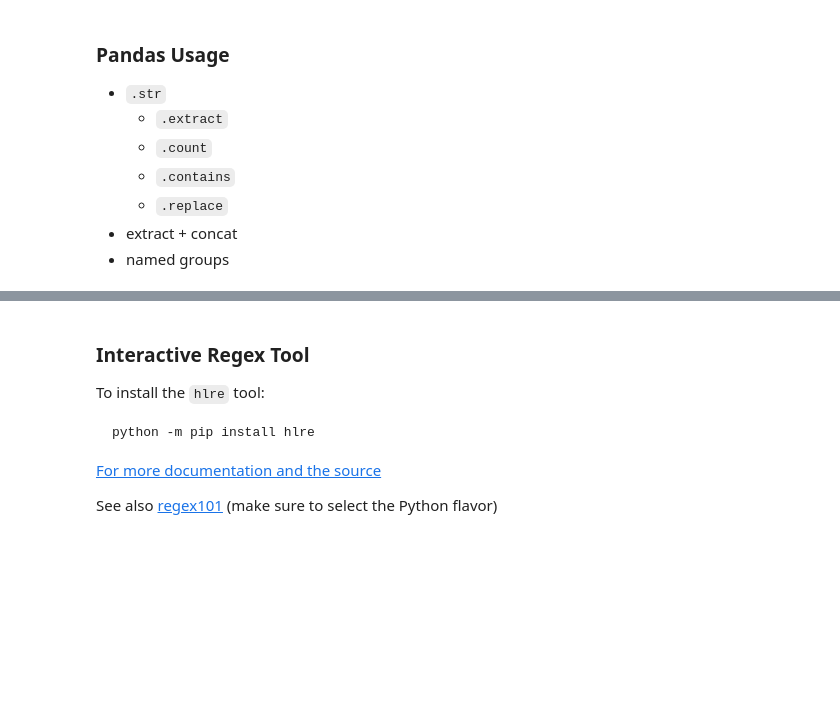
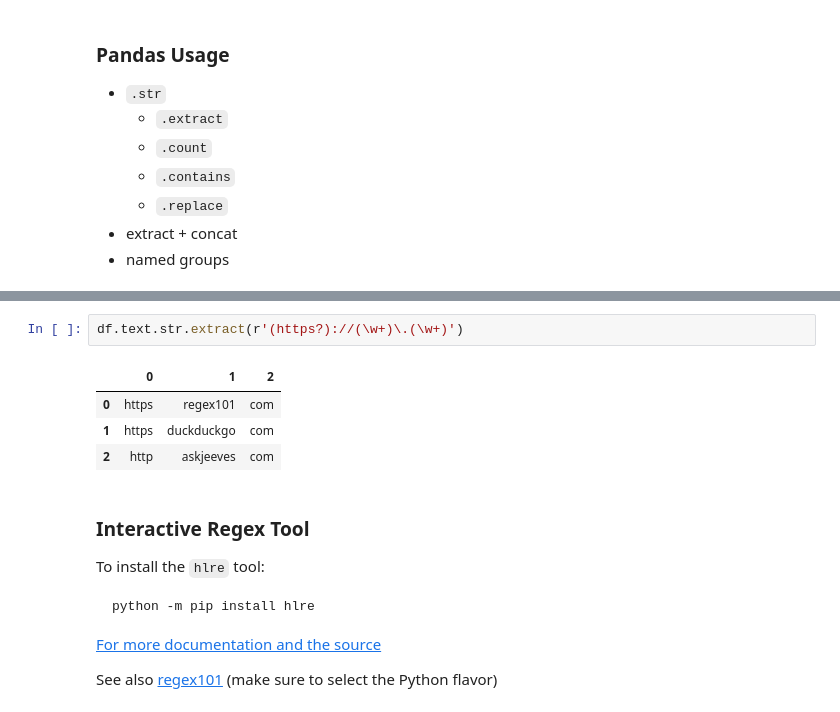
Before and after one commit to DesireeMcElroy/natural-language-processing-exercises, a Jupyter notebook: regex_lesson.ipynb, the cells around one changed output, grey strips where cells are left out. Saved outputs shown, nothing was run; the diff lists cells and outputs as text; blank space fills up the shorter version.

```diff
--- a/regex_lesson.ipynb
+++ b/regex_lesson.ipynb
@@ -450,3 +478,10 @@ df
+# %%
+df.text.str.extract(r'(https?)://(\w+)\.(\w+)')
+# %% [output]
+|  | 0 | 1 | 2 |
+| 0 | https | regex101 | com |
+| 1 | https | duckduckgo | com |
+| 2 | http | askjeeves | com |
 # %% [markdown]
 ### Interactive Regex Tool
 
```
Also changed, not shown: parts of 17 cells of this notebook.
